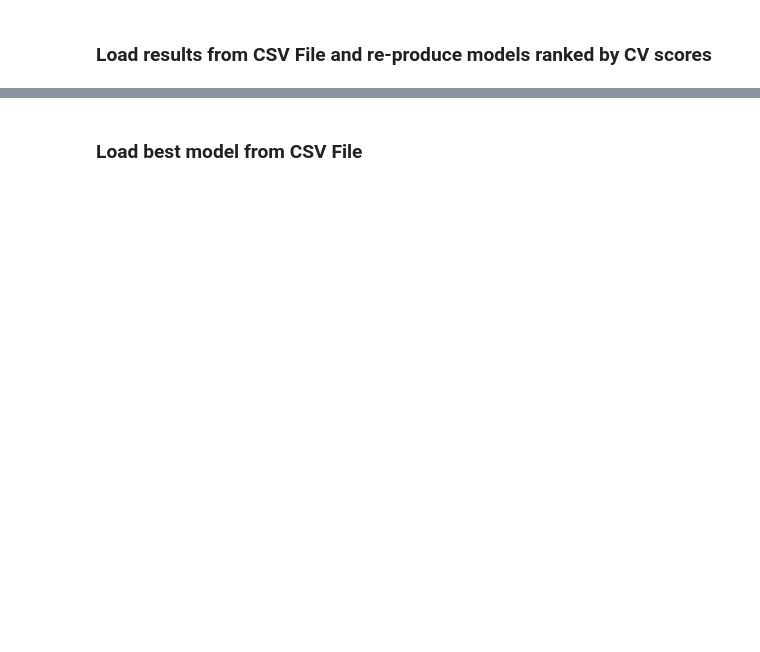
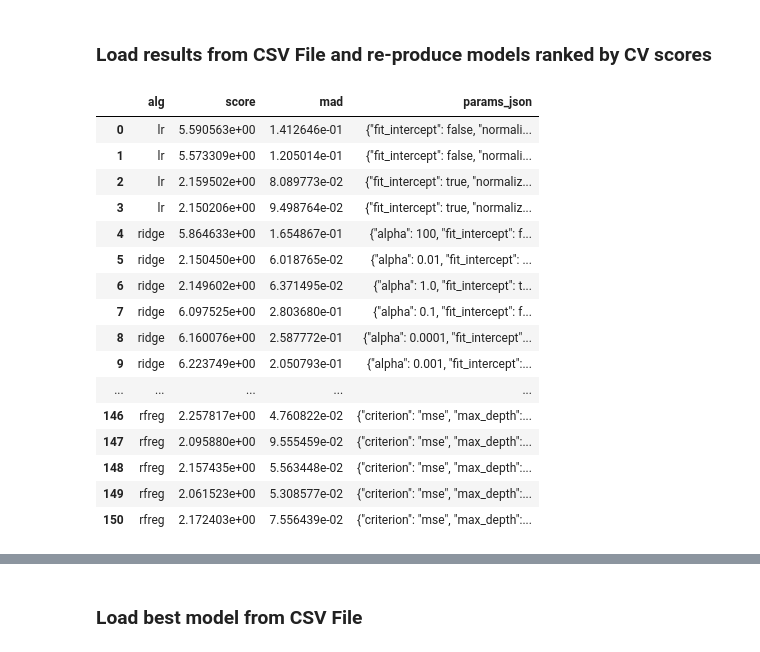
Before and after one commit to arvindmvepa/kaggle_project, a Jupyter notebook: notebooks/test_submission.ipynb, the cells around one changed output, grey strips where cells are left out. Drawn from its saved outputs; the diff is of its cells as text; code cells hidden in the pictures; blank space fills up the shorter version.

```diff
--- a/notebooks/test_submission.ipynb
+++ b/notebooks/test_submission.ipynb
@@ -9,5 +10,35 @@ import os
 import pickle
 import inspect
 import kaggle_files
+# %%
+pd.set_option('display.max_colwidth',1000)
+pd.set_option('display.max_rows', 1000)
 # %% [markdown]
 ### Load results from CSV File and re-produce models ranked by CV scores
+# %%
+save_results= "exp1.csv"
+score_df = load_cv_results(save_results)
+save_results= "exp2.csv"
+score_df = score_df.append(load_cv_results(save_results))
+save_results= "exp3.csv"
+score_df = score_df.append(load_cv_results(save_results))
+# %%
+display(score_df)
+# %% [output]
+|  | alg | score | mad | params_json |
+| 0 | lr | 5.590563e+00 | 1.412646e-01 | {"fit_intercept": false, "normali... |
+| 1 | lr | 5.573309e+00 | 1.205014e-01 | {"fit_intercept": false, "normali... |
+| 2 | lr | 2.159502e+00 | 8.089773e-02 | {"fit_intercept": true, "normaliz... |
+| 3 | lr | 2.150206e+00 | 9.498764e-02 | {"fit_intercept": true, "normaliz... |
+| 4 | ridge | 5.864633e+00 | 1.654867e-01 | {"alpha": 100, "fit_intercept": f... |
+| 5 | ridge | 2.150450e+00 | 6.018765e-02 | {"alpha": 0.01, "fit_intercept": ... |
+| 6 | ridge | 2.149602e+00 | 6.371495e-02 | {"alpha": 1.0, "fit_intercept": t... |
+| 7 | ridge | 6.097525e+00 | 2.803680e-01 | {"alpha": 0.1, "fit_intercept": f... |
+| 8 | ridge | 6.160076e+00 | 2.587772e-01 | {"alpha": 0.0001, "fit_intercept"... |
+| 9 | ridge | 6.223749e+00 | 2.050793e-01 | {"alpha": 0.001, "fit_intercept":... |
+| ... | ... | ... | ... | ... |
+| 146 | rfreg | 2.257817e+00 | 4.760822e-02 | {"criterion": "mse", "max_depth":... |
+| 147 | rfreg | 2.095880e+00 | 9.555459e-02 | {"criterion": "mse", "max_depth":... |
+| 148 | rfreg | 2.157435e+00 | 5.563448e-02 | {"criterion": "mse", "max_depth":... |
+| 149 | rfreg | 2.061523e+00 | 5.308577e-02 | {"criterion": "mse", "max_depth":... |
+| 150 | rfreg | 2.172403e+00 | 7.556439e-02 | {"criterion": "mse", "max_depth":... |
```
Also changed, not shown: parts of 7 cells of this notebook, 2 other files.
